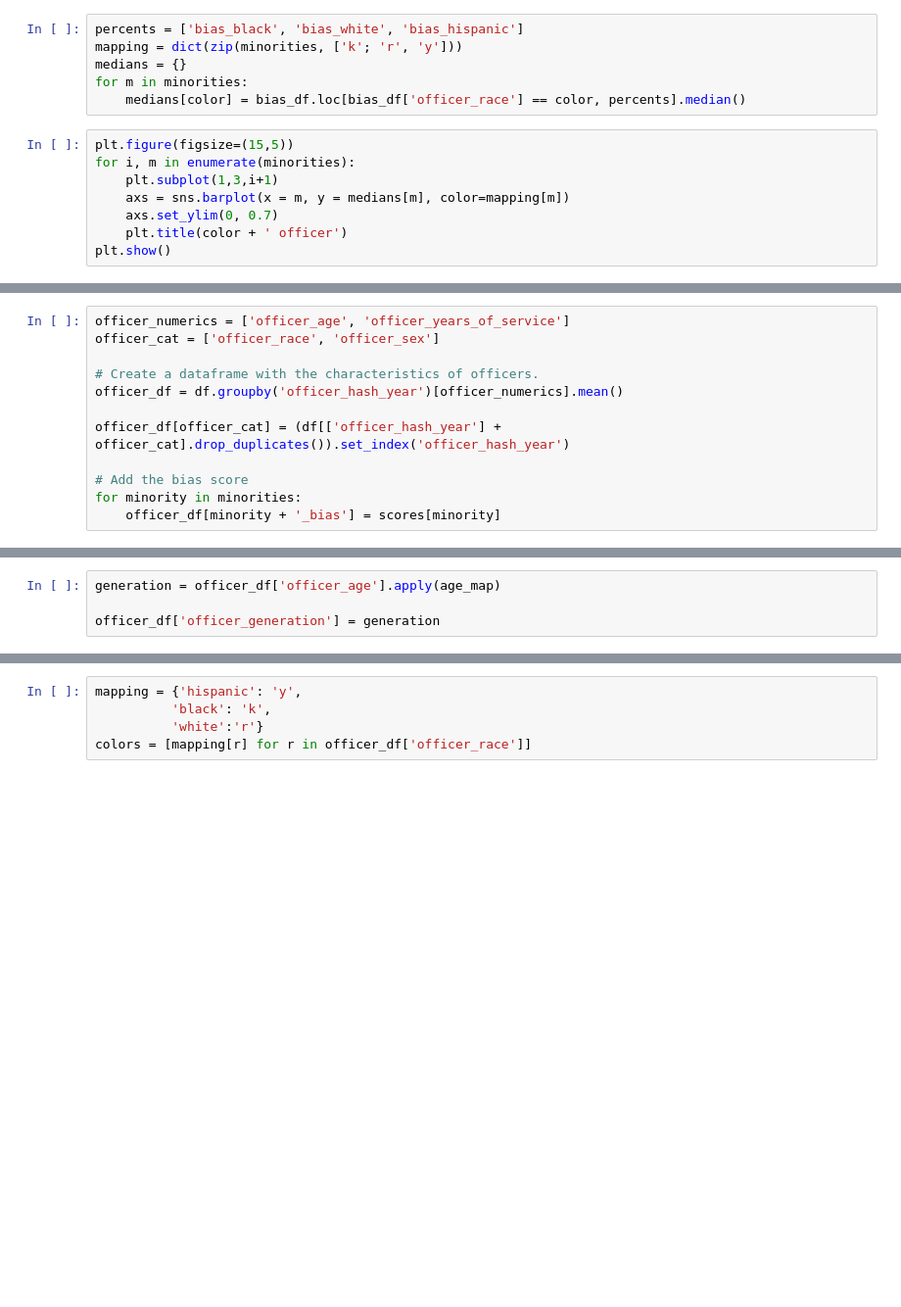
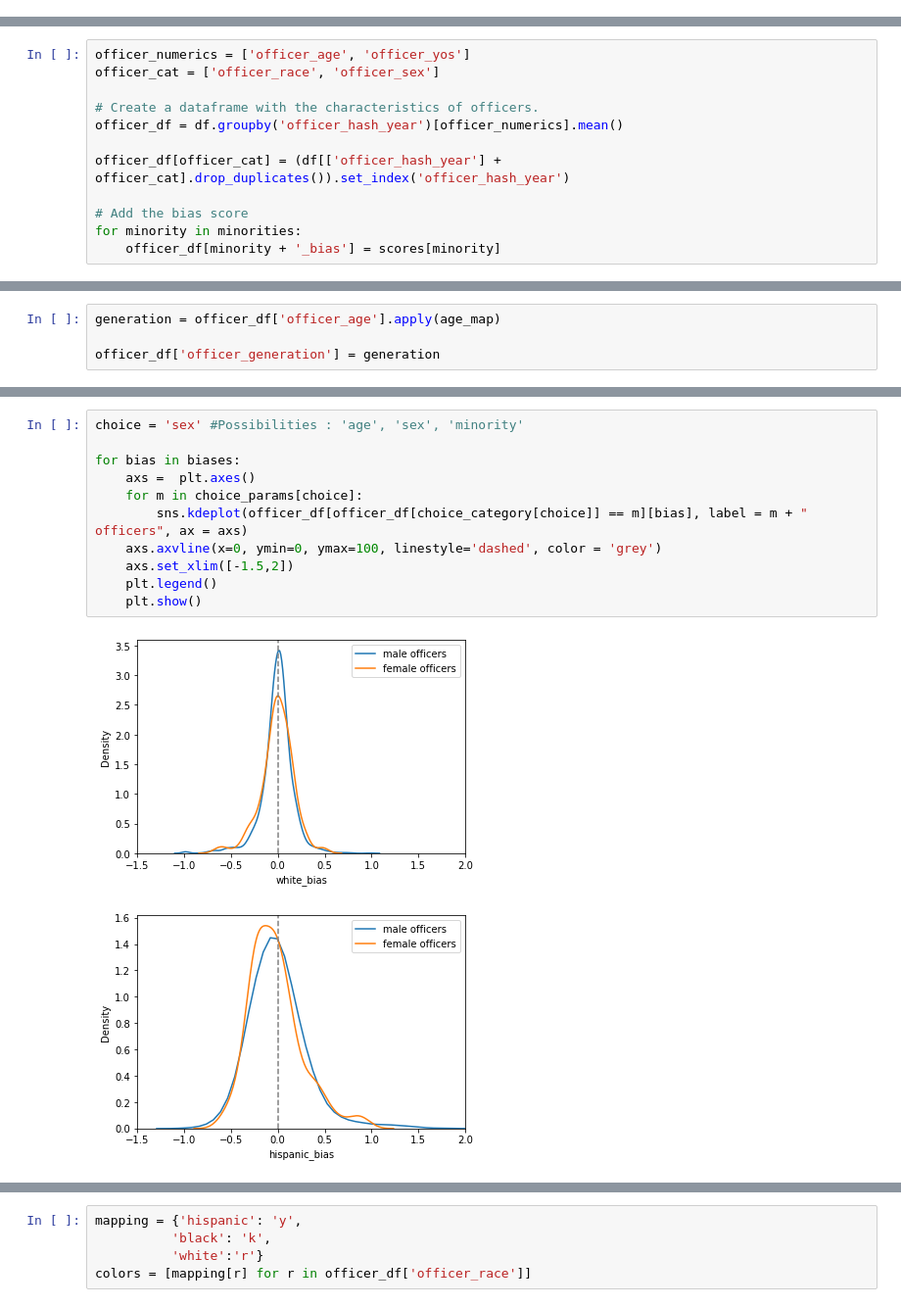
Before and after one commit to epfl-ada/ada-2020-project-milestone-p3-p3_vsl, a Jupyter notebook: Racial_bias.ipynb, the cells around one changed output, grey strips where cells are left out. Shown at 98% size. Saved outputs shown, nothing was run; the diff lists cells and outputs as text; blank space fills up the shorter version.

```diff
--- a/Racial_bias.ipynb
+++ b/Racial_bias.ipynb
@@ -144,17 +199,3 @@ bias_df.head(1)
-# %%
-percents = ['bias_black', 'bias_white', 'bias_hispanic']
-mapping = dict(zip(minorities, ['k'; 'r', 'y']))
-medians = {}
-for m in minorities:
-    medians[color] = bias_df.loc[bias_df['officer_race'] == color, percents].median()
-# %%
-plt.figure(figsize=(15,5))
-for i, m in enumerate(minorities):
-    plt.subplot(1,3,i+1)
-    axs = sns.barplot(x = m, y = medians[m], color=mapping[m])
-    axs.set_ylim(0, 0.7)
-    plt.title(color + ' officer')
-plt.show()
 # %% [markdown]
 ## Let's fit a linear regression to study a potential link between the officer features and the score.
 # %%
@@ -260,7 +326,7 @@ for minority in tqdm(minorities):
 # %% [markdown]
 #### Let's link these scores to the officers.
 # %%
-officer_numerics = ['officer_age', 'officer_years_of_service']
+officer_numerics = ['officer_age', 'officer_yos']
 officer_cat = ['officer_race', 'officer_sex']
 
 # Create a dataframe with the characteristics of officers.
@@ -309,0 +398,14 @@ for bias in biases:
+# %%
+choice = 'sex' #Possibilities : 'age', 'sex', 'minority'
+
+for bias in biases:
+    axs =  plt.axes()
+    for m in choice_params[choice]:
+        sns.kdeplot(officer_df[officer_df[choice_category[choice]] == m][bias], label = m + " officers", ax = axs)
+    axs.axvline(x=0, ymin=0, ymax=100, linestyle='dashed', color = 'grey')
+    axs.set_xlim([-1.5,2])
+    plt.legend()
+    plt.show()
+# %% [output]
+[figure, added]
+[figure, added]
```
Also changed, not shown: parts of 25 cells of this notebook.
